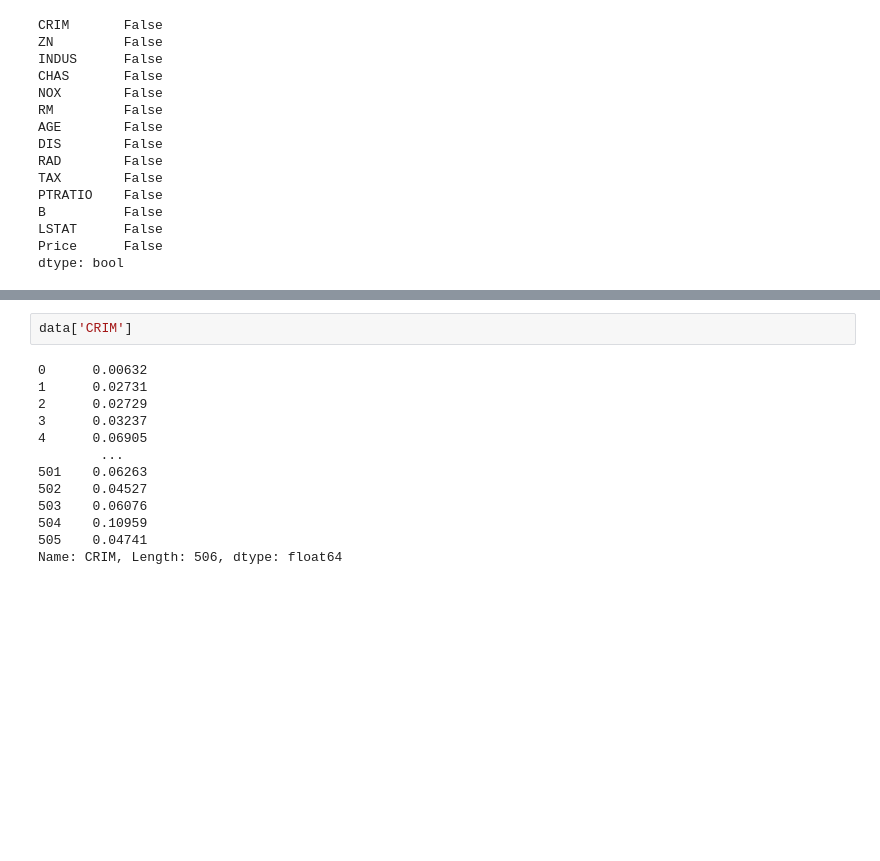
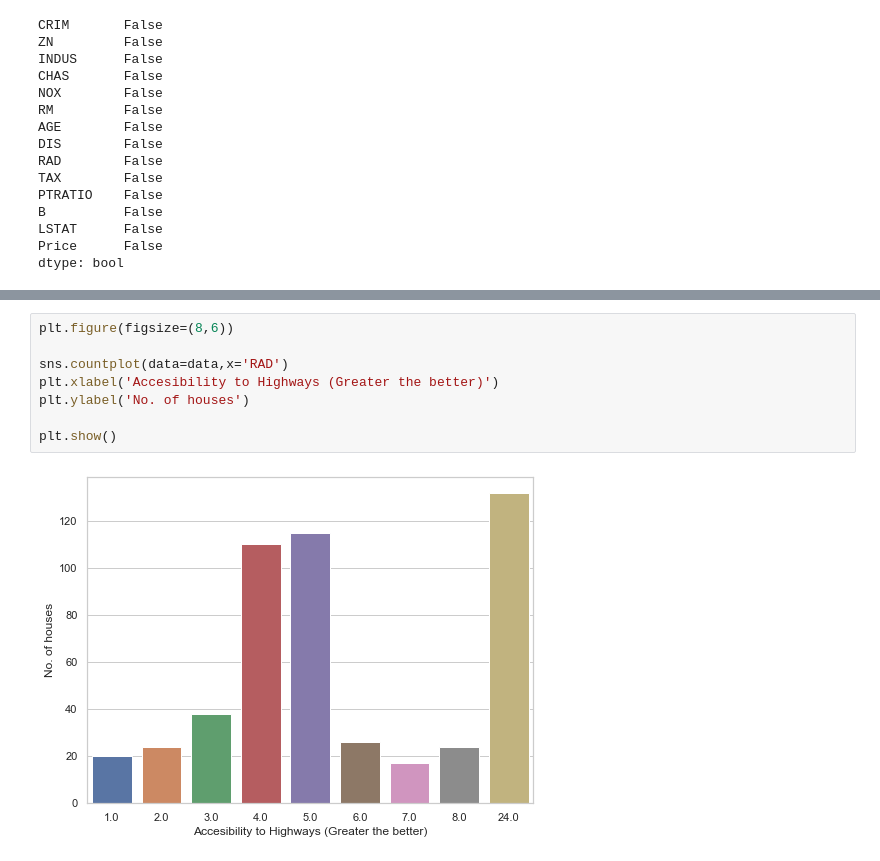
Before and after one commit to Eashwar-22/DS_Repos, a Jupyter notebook: House Price Predicition/Boston_House_Pricing.ipynb, the cells around one changed output, grey strips where cells are left out. Saved outputs shown, nothing was run; the diff lists cells and outputs as text; blank space fills up the shorter version.

```diff
--- a/House Price Predicition/Boston_House_Pricing.ipynb
+++ b/House Price Predicition/Boston_House_Pricing.ipynb
@@ -112,15 +139,10 @@ Index(['CRIM', 'ZN', 'INDUS', 'CHAS', 'NOX', 'RM', 'AGE', 'DIS', 'RAD', 'TAX',
-# %%
-data['CRIM']
-# %% [output]
-0      0.00632
-1      0.02731
-2      0.02729
-3      0.03237
-4      0.06905
-        ...
-501    0.06263
-502    0.04527
-503    0.06076
-504    0.10959
-505    0.04741
-Name: CRIM, Length: 506, dtype: float64
+# %%
+plt.figure(figsize=(8,6))
+
+sns.countplot(data=data,x='RAD')
+plt.xlabel('Accesibility to Highways (Greater the better)')
+plt.ylabel('No. of houses')
+
+plt.show()
+# %% [output]
+[figure, added]
```
Also changed, not shown: parts of 43 cells of this notebook, 3 other files.
